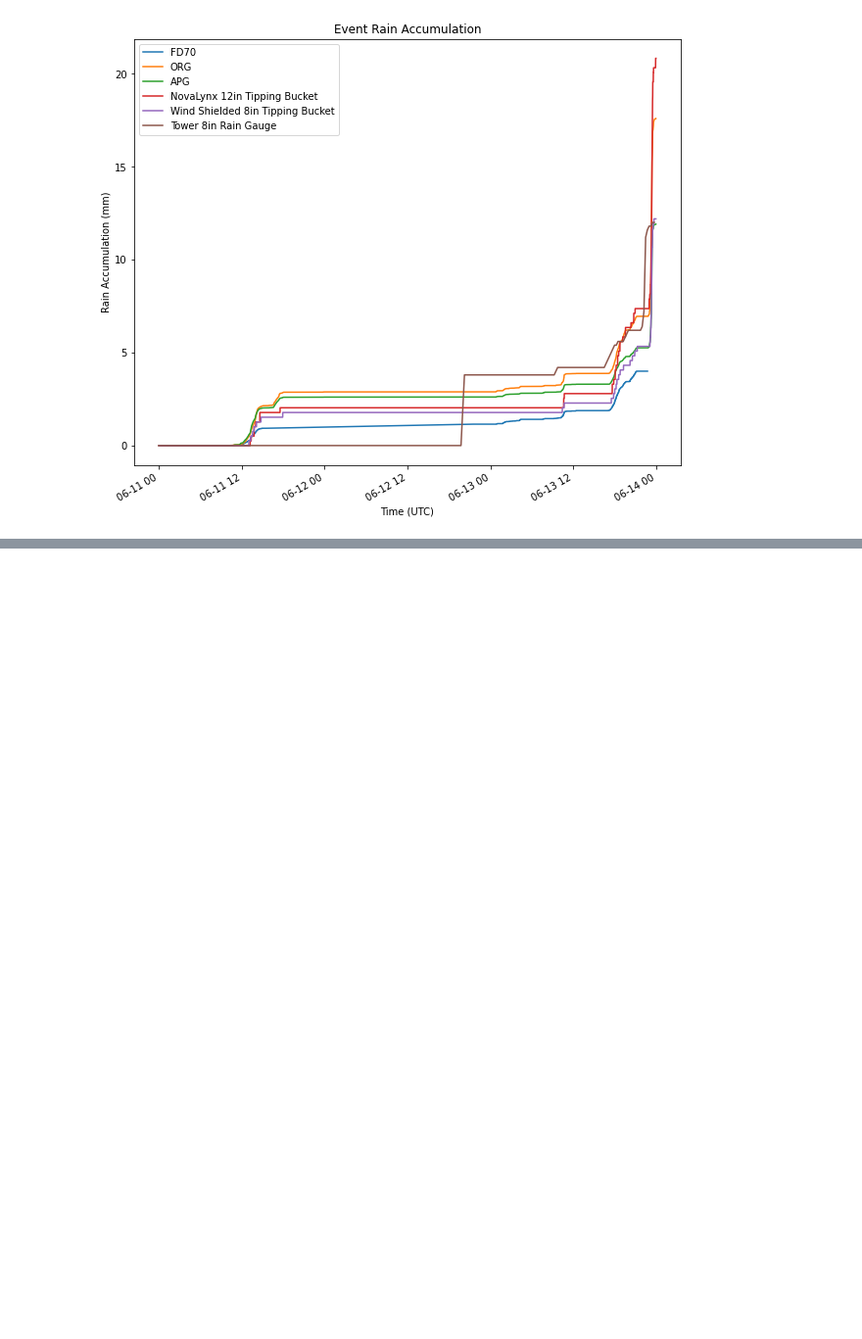
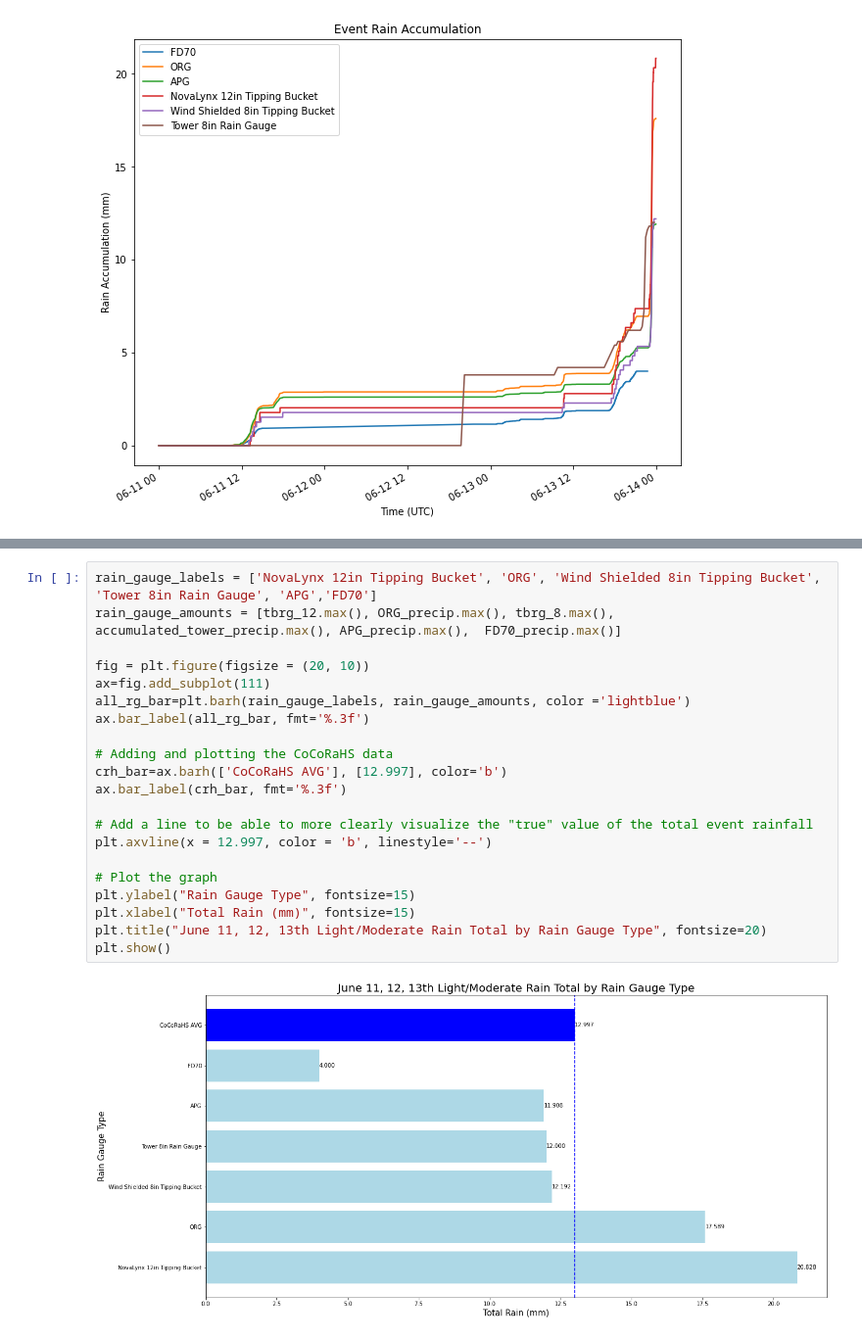
Before and after one commit to EVS-ATMOS/rain-gauge-quality, a Jupyter notebook: notebooks/0612_casestudy.ipynb, the cells around one changed output, grey strips where cells are left out. Shown: that part at 98% size. Drawn from its saved outputs; the diff is of its cells as text; blank space fills up the shorter version.

```diff
--- a/notebooks/0612_casestudy.ipynb
+++ b/notebooks/0612_casestudy.ipynb
@@ -140,0 +143,23 @@ plt.show()
+# %%
+rain_gauge_labels = ['NovaLynx 12in Tipping Bucket', 'ORG', 'Wind Shielded 8in Tipping Bucket', 'Tower 8in Rain Gauge', 'APG','FD70']
+rain_gauge_amounts = [tbrg_12.max(), ORG_precip.max(), tbrg_8.max(), accumulated_tower_precip.max(), APG_precip.max(),  FD70_precip.max()]
+
+fig = plt.figure(figsize = (20, 10))
+ax=fig.add_subplot(111)
+all_rg_bar=plt.barh(rain_gauge_labels, rain_gauge_amounts, color ='lightblue')
+ax.bar_label(all_rg_bar, fmt='%.3f')
+
+# Adding and plotting the CoCoRaHS data
+crh_bar=ax.barh(['CoCoRaHS AVG'], [12.997], color='b')
+ax.bar_label(crh_bar, fmt='%.3f')
+
+# Add a line to be able to more clearly visualize the "true" value of the total event rainfall
+plt.axvline(x = 12.997, color = 'b', linestyle='--')
+
+# Plot the graph
+plt.ylabel("Rain Gauge Type", fontsize=15)
+plt.xlabel("Total Rain (mm)", fontsize=15)
+plt.title("June 11, 12, 13th Light/Moderate Rain Total by Rain Gauge Type", fontsize=20)
+plt.show()
+# %% [output]
+[figure, added]
```
Also changed, not shown: parts of 2 cells of this notebook, 1 other file.
